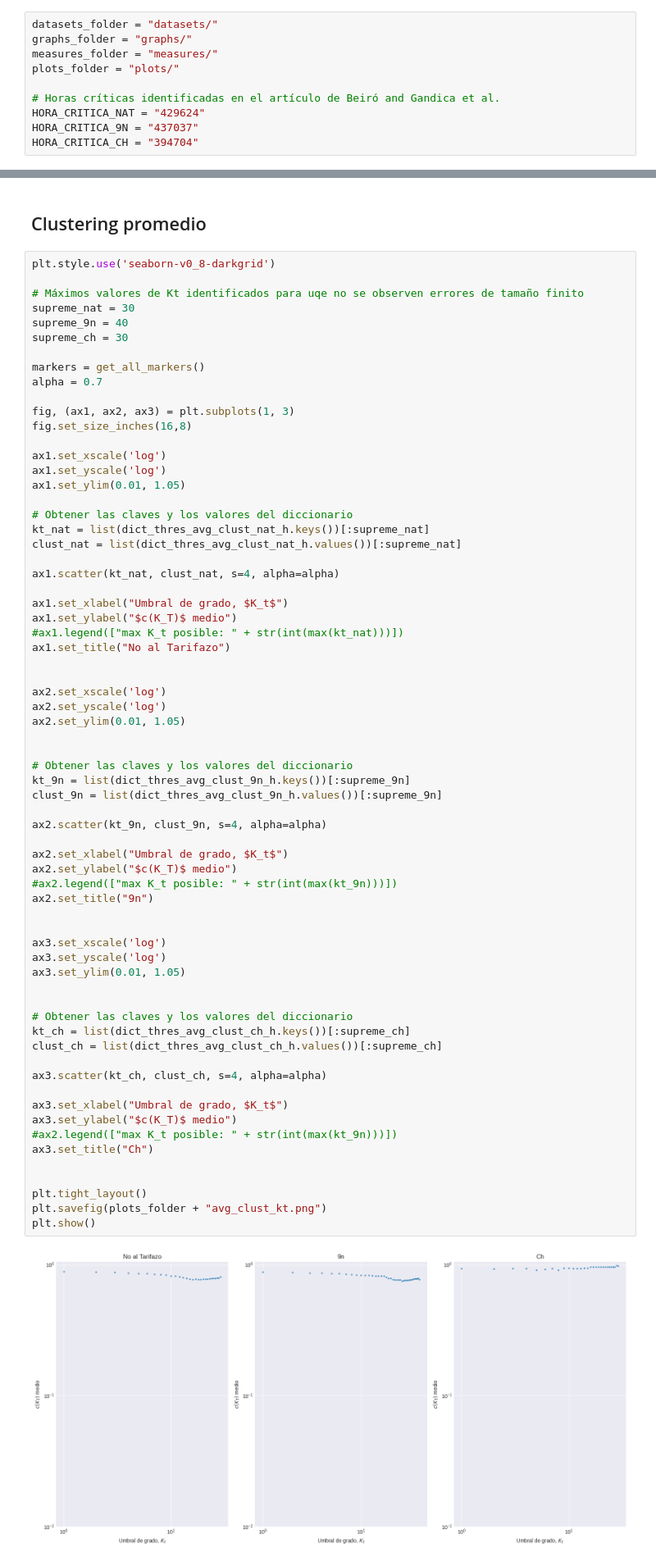
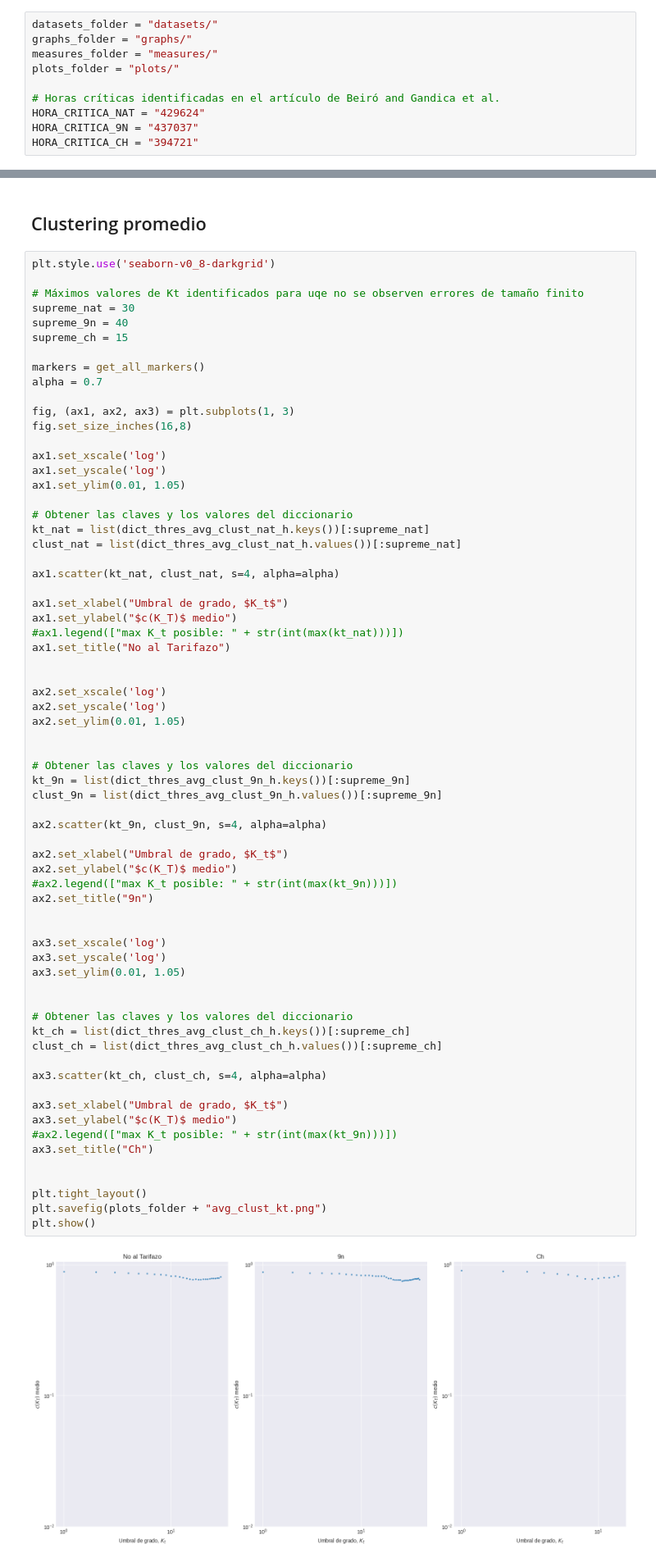
Before and after one commit to Manusua/self-similarity-in-social-movements, a Jupyter notebook: Self similarity in social movements.ipynb, the cells around one changed output, grey strips where cells are left out. Shown at 82% size. Saved outputs shown, nothing was run; the diff lists cells and outputs as text.

```diff
--- a/Self similarity in social movements.ipynb
+++ b/Self similarity in social movements.ipynb
@@ -24,7 +24,7 @@ plots_folder = "plots/"
 # Horas críticas identificadas en el artículo de Beiró and Gandica et al.
 HORA_CRITICA_NAT = "429624"
 HORA_CRITICA_9N = "437037"
-HORA_CRITICA_CH = "394704"
+HORA_CRITICA_CH = "394721"
 # %%
 def create_csv_weighted(input_file, output_file):
     df = pd.read_csv(input_file, sep= ',')
@@ -699,7 +697,7 @@ plt.style.use('seaborn-v0_8-darkgrid')
 # Máximos valores de Kt identificados para uqe no se observen errores de tamaño finito
 supreme_nat = 30
 supreme_9n = 40
-supreme_ch = 30
+supreme_ch = 15
 
 markers = get_all_markers()
 alpha = 0.7
@@ -734,34 +732,34 @@ clust_9n = list(dict_thres_avg_clust_9n_h.values())[:supreme_9n]
 
 ax2.scatter(kt_9n, clust_9n, s=4, alpha=alpha)
 
 ax2.set_xlabel("Umbral de grado, $K_t$")
 ax2.set_ylabel("$c(K_T)$ medio")
 #ax2.legend(["max K_t posible: " + str(int(max(kt_9n)))])
 ax2.set_title("9n")
 
 
 ax3.set_xscale('log')
 ax3.set_yscale('log')
 ax3.set_ylim(0.01, 1.05)
 
 
 # Obtener las claves y los valores del diccionario
 kt_ch = list(dict_thres_avg_clust_ch_h.keys())[:supreme_ch]
 clust_ch = list(dict_thres_avg_clust_ch_h.values())[:supreme_ch]
 
 ax3.scatter(kt_ch, clust_ch, s=4, alpha=alpha)
 
 ax3.set_xlabel("Umbral de grado, $K_t$")
 ax3.set_ylabel("$c(K_T)$ medio")
 #ax2.legend(["max K_t posible: " + str(int(max(kt_9n)))])
 ax3.set_title("Ch")
 
 
 plt.tight_layout()
 plt.savefig(plots_folder + "avg_clust_kt.png")
 plt.show()
 # %% [output]
-[figure, old version]
+[figure, new version]
 # %%
 arr_kt_plot_nat = [10,12,14,15,16,18,20]
 _, arr_deg_prob_nat, arr_deg_comp_cum_nat = calc_degree_distribution("429624", "nat/", mode="h", measures_folder=measures_folder, arr_kt=arr_kt_plot_nat, exp=False, norm=True)
```
Also changed, not shown: parts of 10 cells of this notebook, 12 other files.
